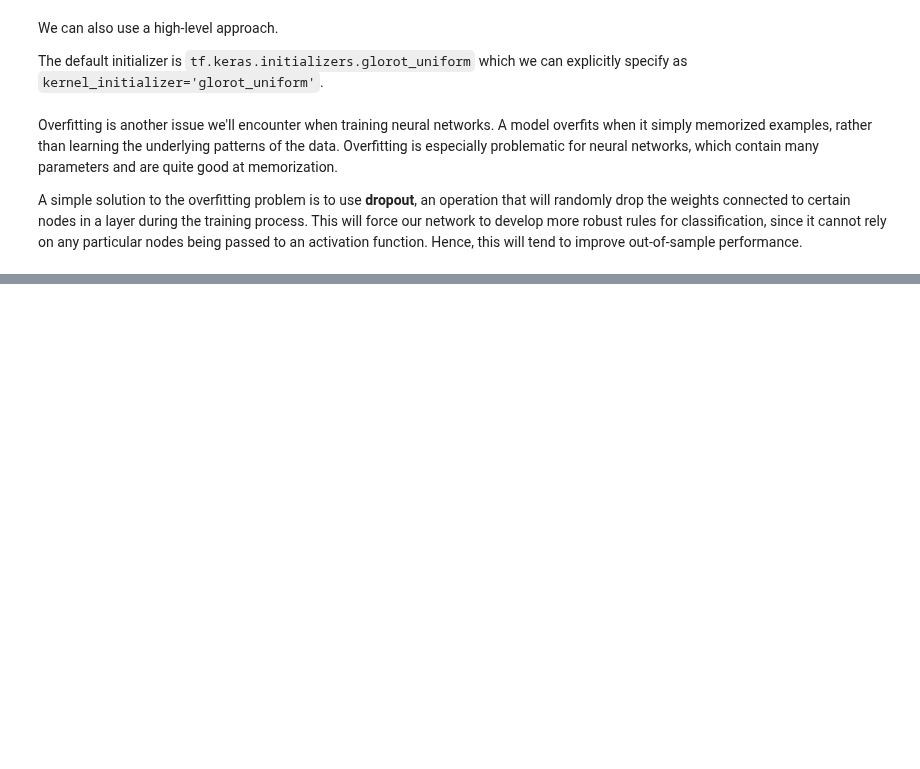
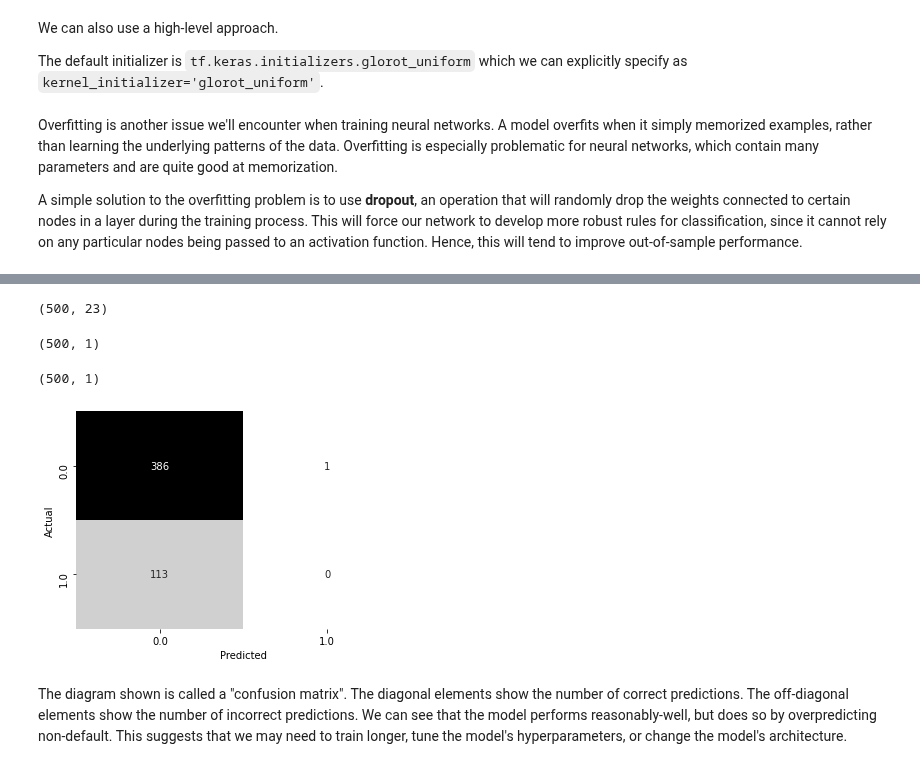
Before and after one commit to kbantoec/deep_learning, a Jupyter notebook: tf2/nn.ipynb, the cells around one changed output, grey strips where cells are left out. Saved outputs shown, nothing was run; the diff lists cells and outputs as text; code cells hidden in the pictures; blank space fills up the shorter version.

```diff
--- a/tf2/nn.ipynb
+++ b/tf2/nn.ipynb
@@ -332,0 +369,36 @@ outpus = Dense(1, activation='sigmoid')(dropout1)
+# %%
+test_features = credit_card_dataset.iloc[3_000:3_500, :].drop('default.payment.next.month', axis=1).to_numpy(dtype=np.float32)
+test_features.shape
+# %% [output]
+(500, 23)
+# %%
+test_targets = credit_card_dataset.loc[3_001:3_500, 'default.payment.next.month'].to_numpy(dtype=np.float32)
+test_targets = test_targets.reshape(-1, 1)
+test_targets.shape
+# %% [output]
+(500, 1)
+# %%
+# Train the model
+for j in range(100):
+    # Complete the optimizer
+	opt.minimize(lambda: loss_function(w1, b1, w2, b2),
+                 var_list=[w1, b1, w2, b2])
+
+# Make predictions with model
+model_predictions = model(w1, b1, w2, b2, test_features)
+# %%
+model_predictions.numpy().shape
+# %% [output]
+(500, 1)
+# %%
+def confusion_matrix(default, model_predictions):
+	df = pd.DataFrame(np.hstack([default, model_predictions.numpy() > 0.5]), columns = ['Actual','Predicted'])
+	confusion_matrix = pd.crosstab(df['Actual'], df['Predicted'], rownames=['Actual'], colnames=['Predicted'])
+	heatmap(confusion_matrix, cmap="Greys", fmt="d", annot=True, cbar=False)
+	plt.show()
+# %%
+confusion_matrix(test_targets, model_predictions)
+# %% [output]
+[figure, added]
+# %% [markdown]
+The diagram shown is called a "confusion matrix". The diagonal elements show the number of correct predictions. The off-diagonal elements show the number of incorrect predictions. We can see that the model performs reasonably-well, but does so by overpredicting non-default. This suggests that we may need to train longer, tune the model's hyperparameters, or change the model's architecture.
```
Also changed, not shown: parts of 15 cells of this notebook.
